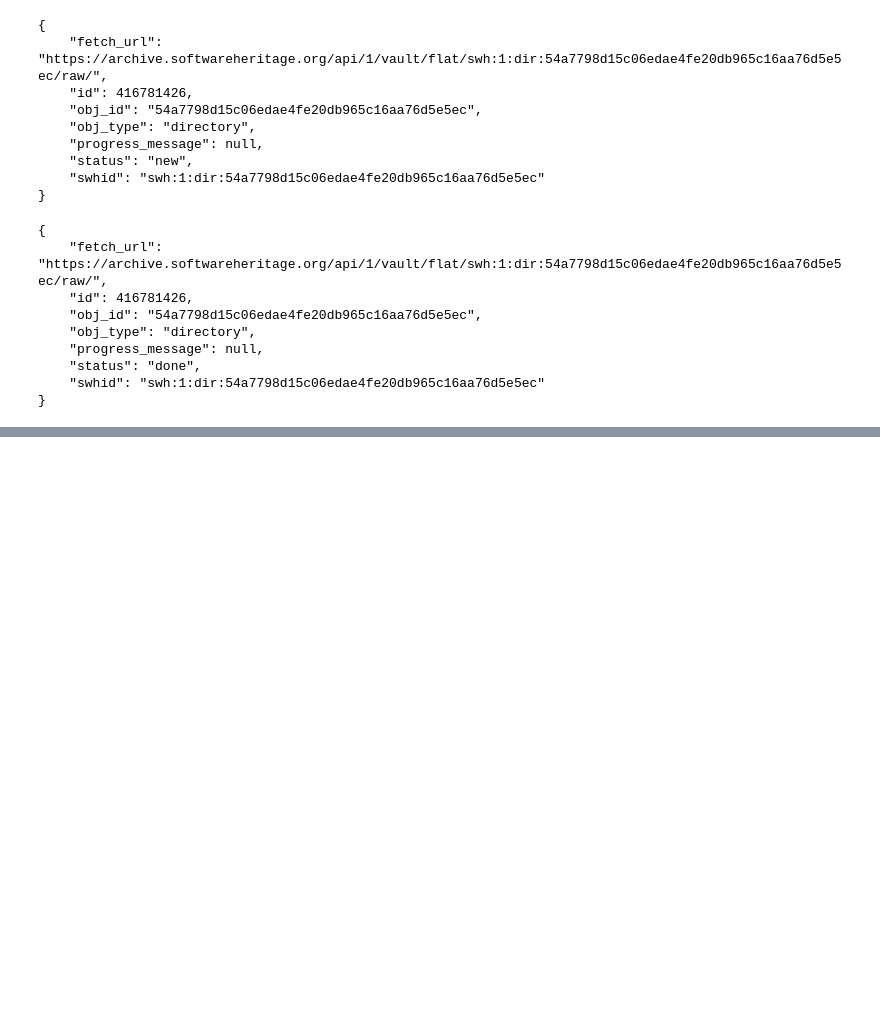
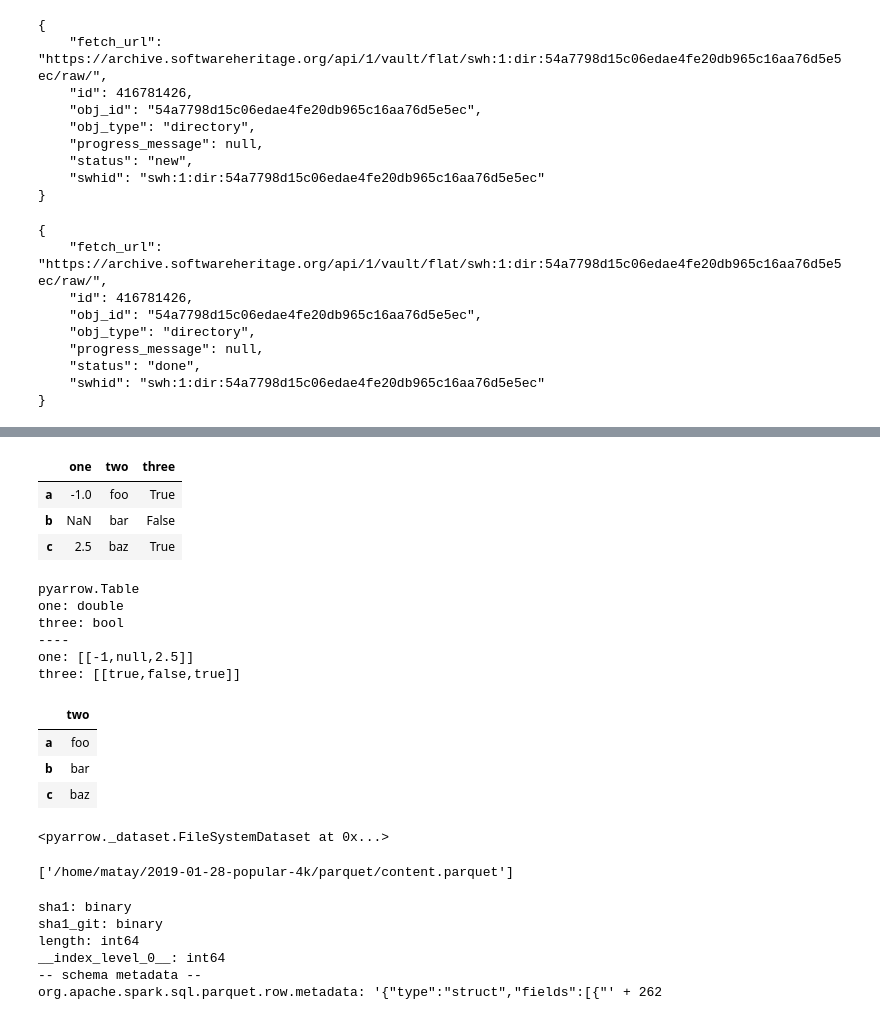
Before and after one commit to mselimata/SWHforNeuroimaging, a Jupyter notebook: src/SWHplayground.ipynb, the cells around one changed output, grey strips where cells are left out. Drawn from its saved outputs; the diff is of its cells as text; code cells hidden in the pictures; blank space fills up the shorter version.

```diff
--- a/src/SWHplayground.ipynb
+++ b/src/SWHplayground.ipynb
@@ -209,0 +282,25 @@ jprint(statusj)
+# %%
+table2 = pq.read_table('example.parquet')
+# %%
+table2.to_pandas()
+# %% [output]
+|  | one | two | three |
+| a | -1.0 | foo | True |
+| b | NaN | bar | False |
+| c | 2.5 | baz | True |
+# %%
+pq.read_table('example.parquet', columns=['one', 'three'])
+# %% [output]
+pyarrow.Table
+one: double
+three: bool
+----
+one: [[-1,null,2.5]]
+three: [[true,false,true]]
+# %%
+pq.read_pandas('example.parquet', columns=['two']).to_pandas()
+# %% [output]
+|  | two |
+| a | foo |
+| b | bar |
+| c | baz |
@@ -209,0 +317,17 @@ jprint(statusj)
+# %%
+dataset
+# %% [output]
+<pyarrow._dataset.FileSystemDataset at 0x...>
+# %%
+dataset.files
+# %% [output]
+['/home/matay/2019-01-28-popular-4k/parquet/content.parquet']
+# %%
+print(dataset.schema.to_string(show_field_metadata=True))
+# %% [output]
+sha1: binary
+sha1_git: binary
+length: int64
+__index_level_0__: int64
+-- schema metadata --
+org.apache.spark.sql.parquet.row.metadata: '{"type":"struct","fields":[{"' + 262
```
Also changed, not shown: parts of 35 cells of this notebook, 2 other files.
